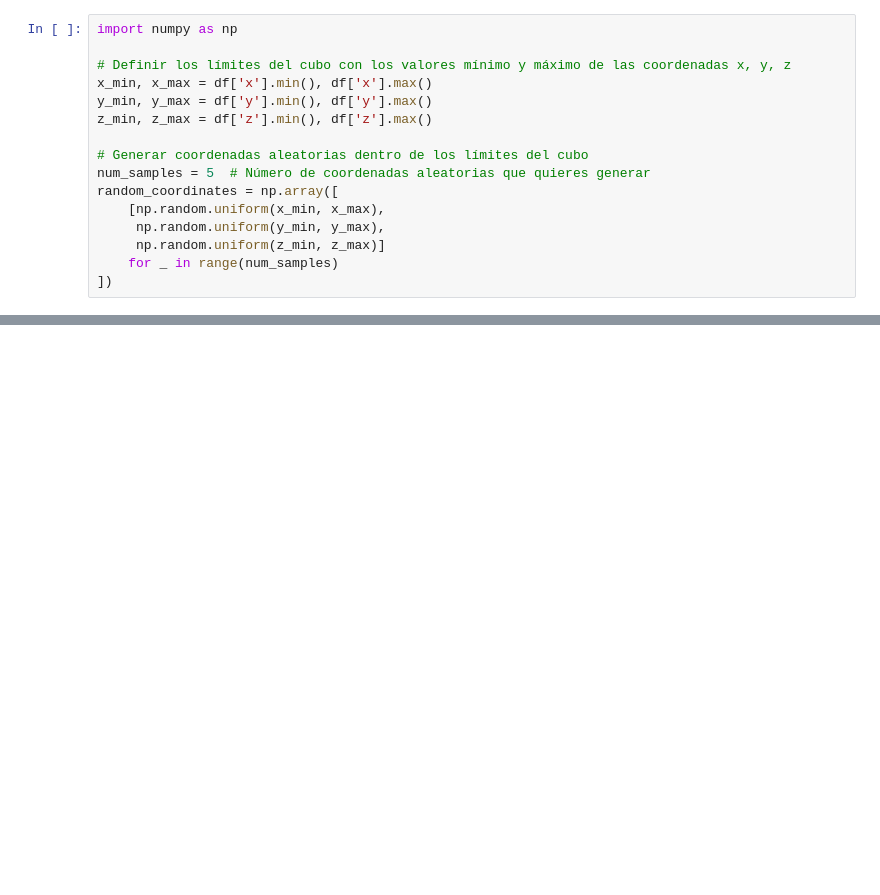
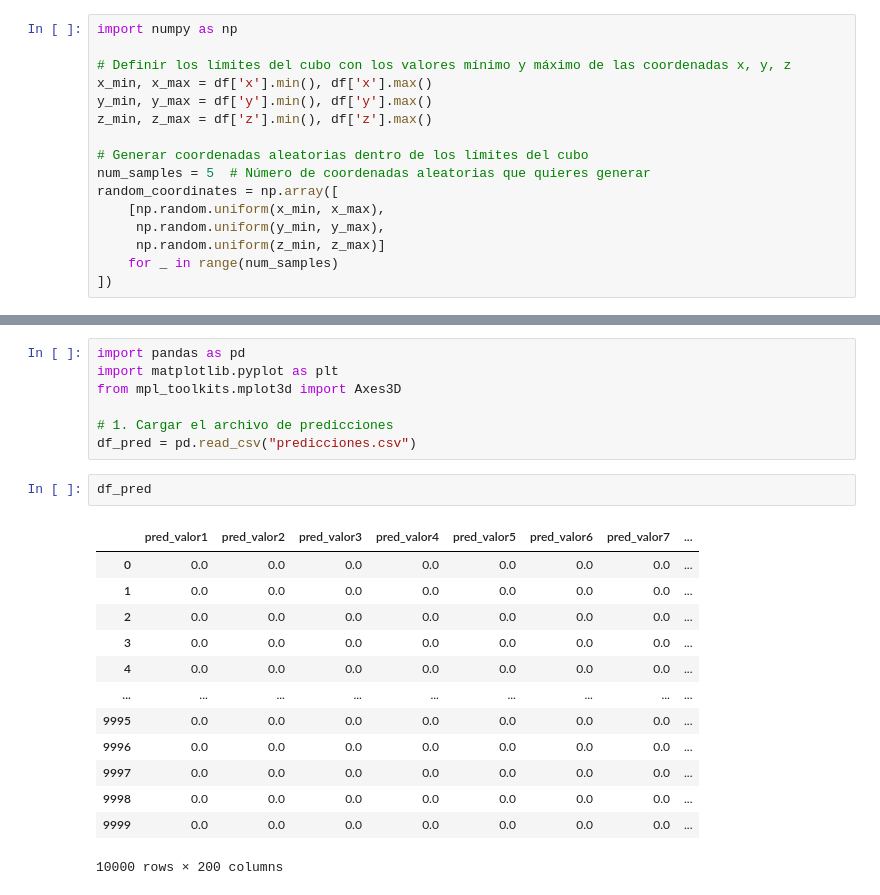
Before and after one commit to fercardenas29/model_RL_27dataModelos, a Jupyter notebook: modelo.ipynb, the cells around one changed output, grey strips where cells are left out. Drawn from its saved outputs; the diff is of its cells as text; blank space fills up the shorter version.

```diff
--- a/modelo.ipynb
+++ b/modelo.ipynb
@@ -104,0 +105,23 @@ print(predicted_energies)
+# %%
+import pandas as pd
+import matplotlib.pyplot as plt
+from mpl_toolkits.mplot3d import Axes3D
+
+# 1. Cargar el archivo de predicciones
+df_pred = pd.read_csv("predicciones.csv")
+# %%
+df_pred
+# %% [output]
+|  | pred_valor1 | pred_valor2 | pred_valor3 | pred_valor4 | pred_valor5 | pred_valor6 | pred_valor7 | ... |
+| 0 | 0.0 | 0.0 | 0.0 | 0.0 | 0.0 | 0.0 | 0.0 | ... |
+| 1 | 0.0 | 0.0 | 0.0 | 0.0 | 0.0 | 0.0 | 0.0 | ... |
+| 2 | 0.0 | 0.0 | 0.0 | 0.0 | 0.0 | 0.0 | 0.0 | ... |
+| 3 | 0.0 | 0.0 | 0.0 | 0.0 | 0.0 | 0.0 | 0.0 | ... |
+| 4 | 0.0 | 0.0 | 0.0 | 0.0 | 0.0 | 0.0 | 0.0 | ... |
+| ... | ... | ... | ... | ... | ... | ... | ... | ... |
+| 9995 | 0.0 | 0.0 | 0.0 | 0.0 | 0.0 | 0.0 | 0.0 | ... |
+| 9996 | 0.0 | 0.0 | 0.0 | 0.0 | 0.0 | 0.0 | 0.0 | ... |
+| 9997 | 0.0 | 0.0 | 0.0 | 0.0 | 0.0 | 0.0 | 0.0 | ... |
+| 9998 | 0.0 | 0.0 | 0.0 | 0.0 | 0.0 | 0.0 | 0.0 | ... |
+| 9999 | 0.0 | 0.0 | 0.0 | 0.0 | 0.0 | 0.0 | 0.0 | ... |
+10000 rows × 200 columns
```
Also changed, not shown: parts of 2 cells of this notebook, 1 other file.
